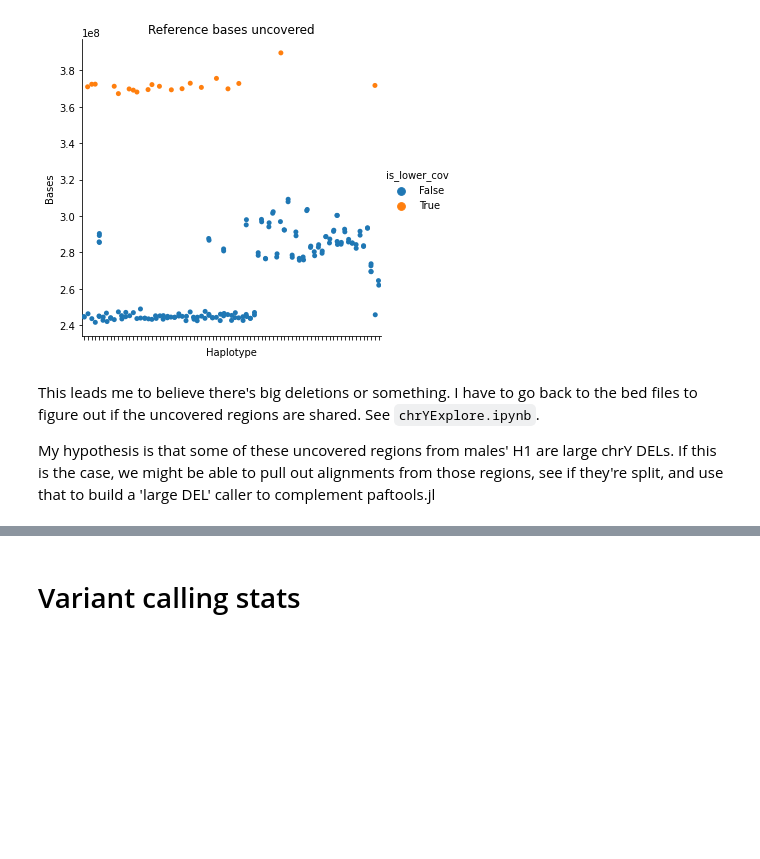
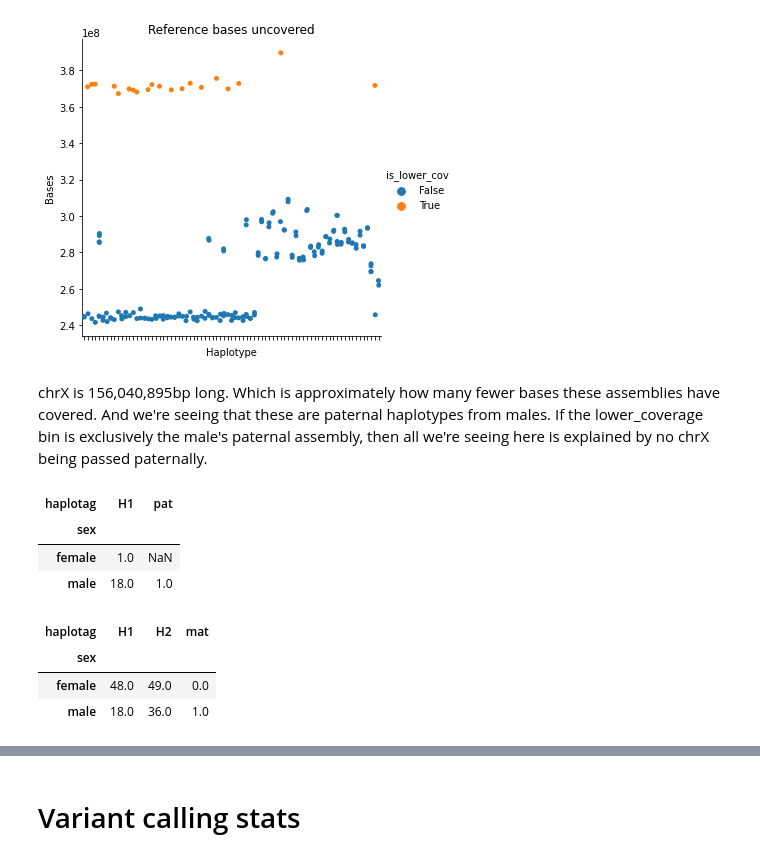
Before and after one commit to ACEnglish/adotto, a Jupyter notebook: variants/notebooks/HapotypeCoverage.ipynb, the cells around one changed output, grey strips where cells are left out. Cells and saved outputs as stored; diff of their text form; code cells hidden in the pictures; blank space fills up the shorter version.

```diff
--- a/variants/notebooks/HapotypeCoverage.ipynb
+++ b/variants/notebooks/HapotypeCoverage.ipynb
@@ -174,6 +180,18 @@ p.set(xticklabels=[], title="Reference bases uncovered", ylabel="Bases", xlabel=
 <seaborn.axisgrid.FacetGrid at 0x...>
 [figure]
 # %% [markdown]
-This leads me to believe there's big deletions or something. I have to go back to the bed files to figure out if the uncovered regions are shared. See `chrYExplore.ipynb`.
-
-My hypothesis is that some of these uncovered regions from males' H1 are large chrY DELs. If this is the case, we might be able to pull out alignments from those regions, see if they're split, and use that to build a 'large DEL' caller to complement paftools.jl
+chrX is 156,040,895bp long. Which is approximately how many fewer bases these assemblies have covered. And we're seeing that these are paternal haplotypes from males. If the lower_coverage bin is exclusively the male's paternal assembly, then all we're seeing here is explained by no chrX being passed paternally.
+# %%
+data[data['is_lower_cov']][['sex', 'haplotag']].value_counts().unstack()
+# %% [output]
+| haplotag | H1 | pat |
+| sex |  |  |
+| female | 1.0 | NaN |
+| male | 18.0 | 1.0 |
+# %%
+data[~data['is_lower_cov']][['sex', 'haplotag']].value_counts().unstack().fillna(0)
+# %% [output]
+| haplotag | H1 | H2 | mat |
+| sex |  |  |  |
+| female | 48.0 | 49.0 | 0.0 |
+| male | 18.0 | 36.0 | 1.0 |
```
Also changed, not shown: parts of 6 cells of this notebook, 1 other file.
